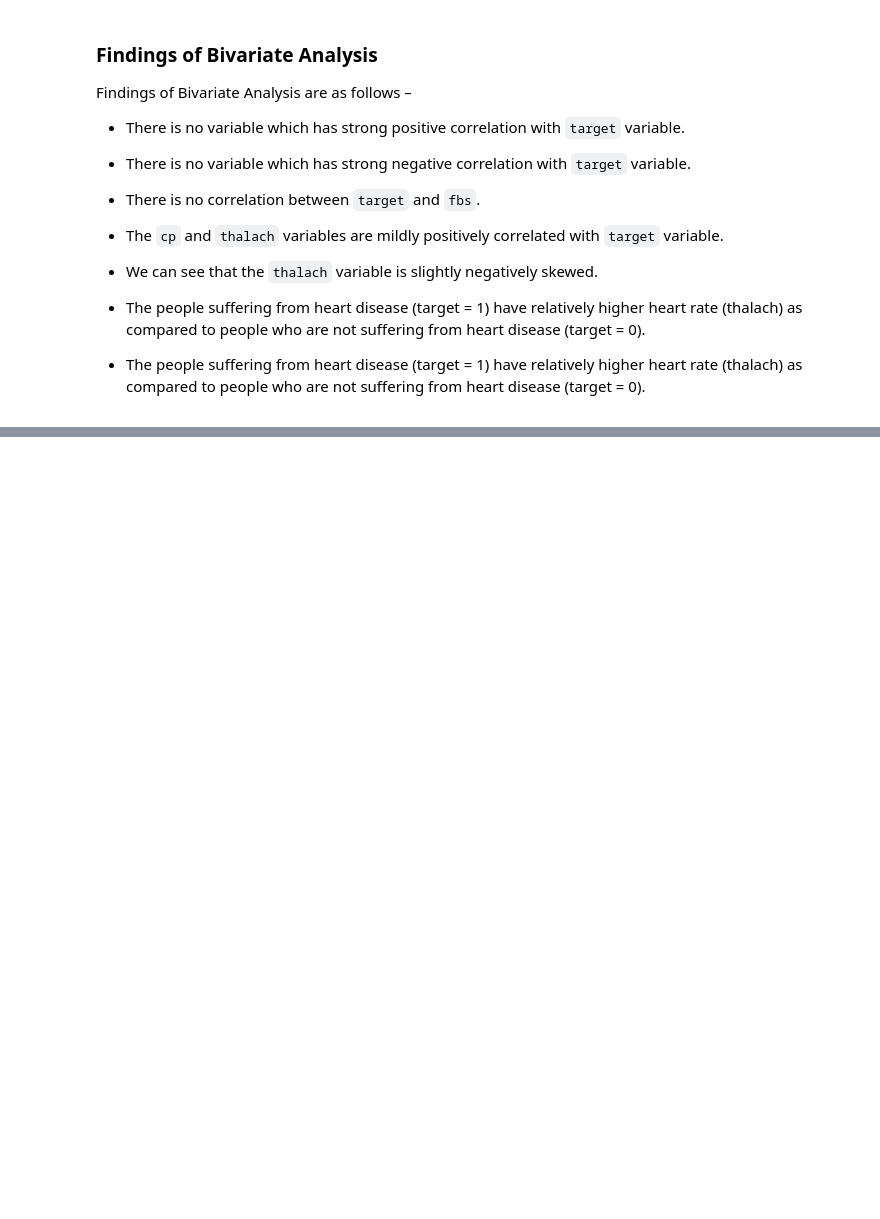
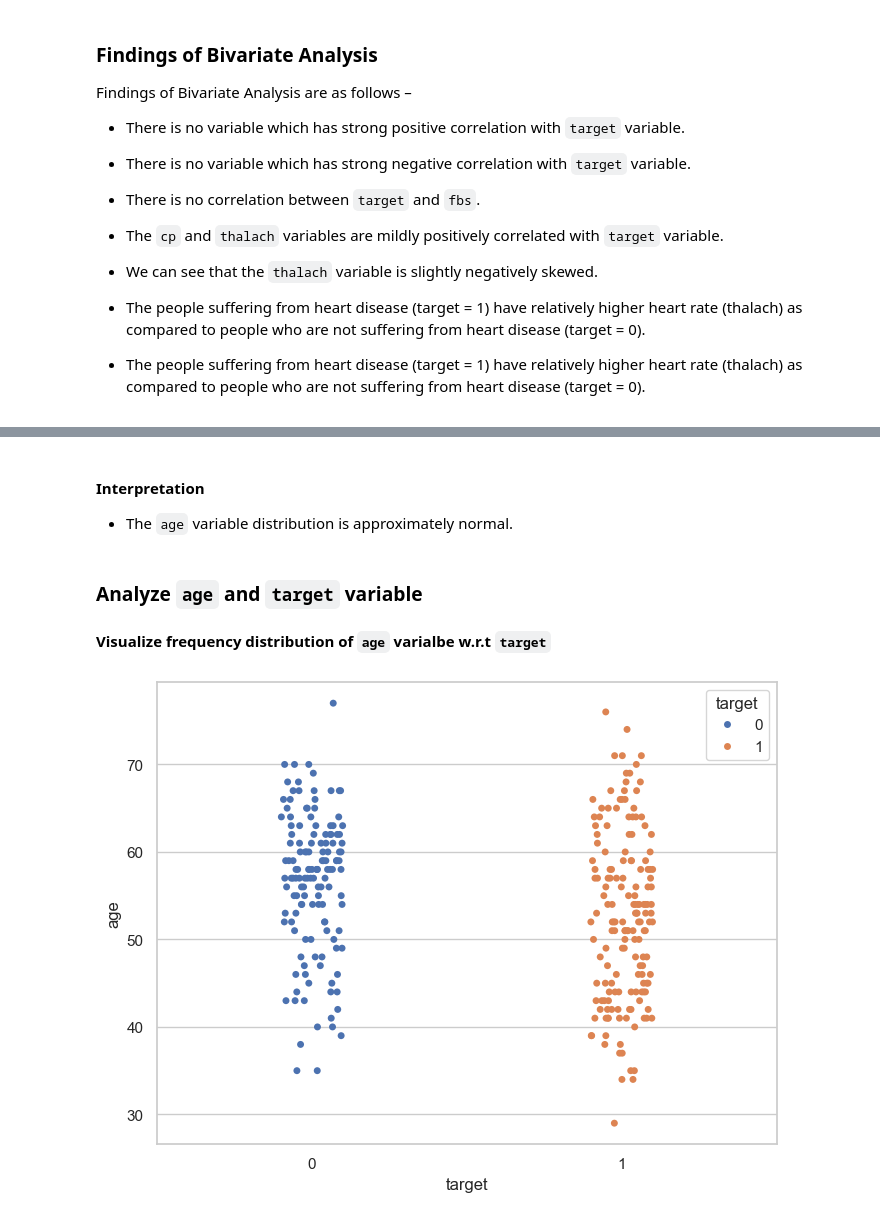
Before and after one commit to Mikun007/Agentic-AI-Generative-AI-AI-ML-DA-FSDS-_-Codes_Experties, a Jupyter notebook: Projects/EDA in heart_disease.ipynb, the cells around one changed output, grey strips where cells are left out. Cells and saved outputs as stored; diff of their text form; code cells hidden in the pictures; blank space fills up the shorter version.

```diff
--- a/Projects/EDA in heart_disease.ipynb
+++ b/Projects/EDA in heart_disease.ipynb
@@ -601,0 +693,14 @@ Findings of Bivariate Analysis are as follows –
+# %% [markdown]
+#### Interpretation
+
+- The `age` variable distribution is approximately normal.
+# %% [markdown]
+### Analyze `age` and `target` variable
+
+#### Visualize frequency distribution of `age` varialbe w.r.t `target`
+# %%
+fig, ax = plt.subplots(figsize=(8, 6))
+sns.stripplot(x='target', y='age', data=df, hue='target')
+plt.show()
+# %% [output]
+[figure, added]
```
Also changed, not shown: parts of 59 cells of this notebook.
